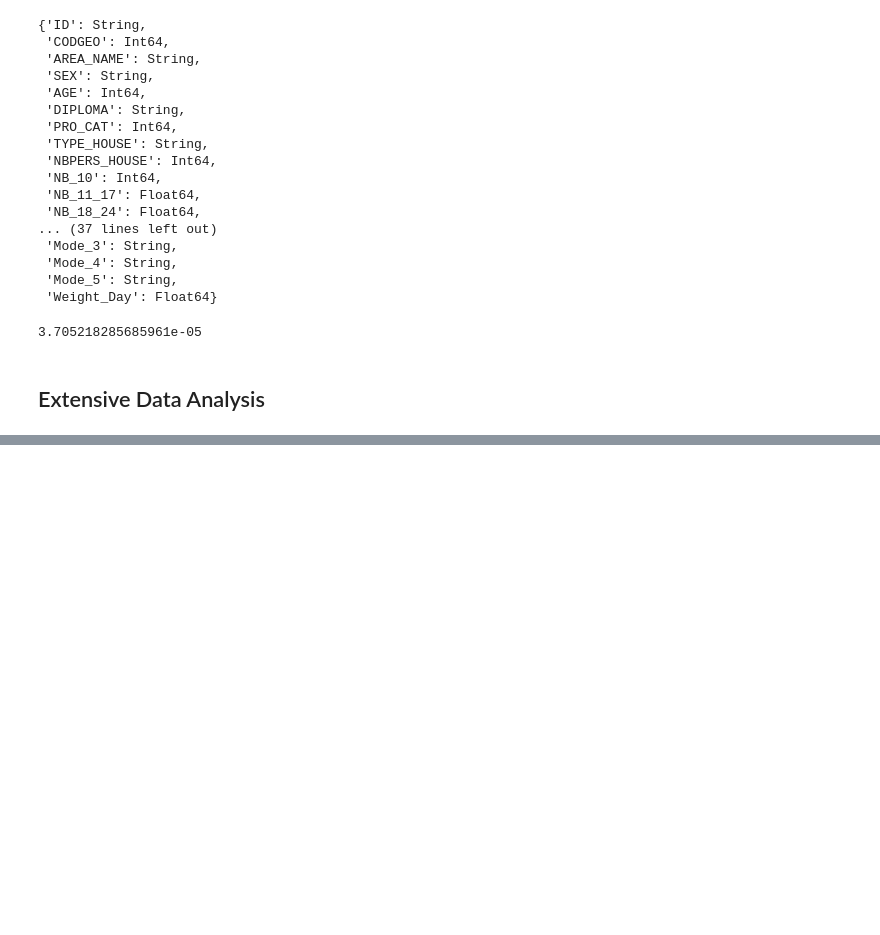
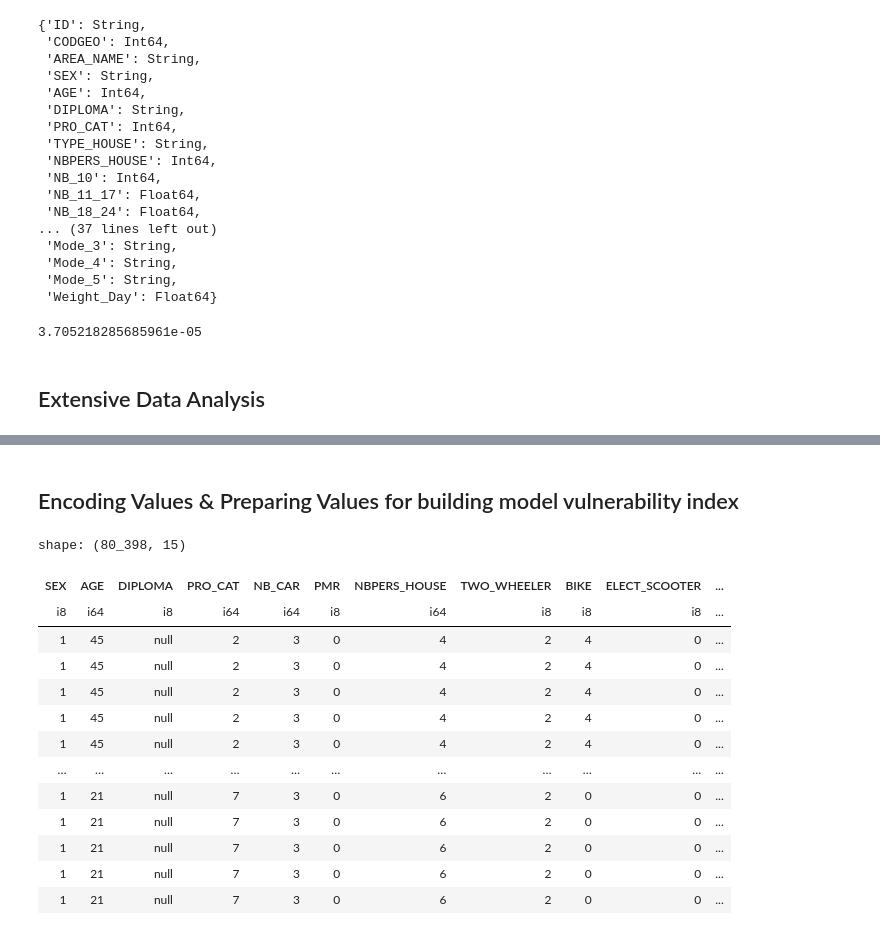
Before and after one commit to DEVOLOPER-1/Sim-Equity, a Jupyter notebook: EDA.ipynb, the cells around one changed output, grey strips where cells are left out. Drawn from its saved outputs; the diff is of its cells as text; code cells hidden in the pictures; blank space fills up the shorter version.

```diff
--- a/EDA.ipynb
+++ b/EDA.ipynb
@@ -120 +152,53 @@ shape: (9, 7)
+# %% [markdown]
+## Encoding Values & Preparing Values for building model vulnerability index
+# %%
+"""
+
+for col in are_correlated.select(cs.string()):
+        print(col.name ,"  ---------->  " , col.n_unique())
+
+#OUTPUT:
+    SEX   ---------->   2
+    DIPLOMA   ---------->   7
+    TWO_WHEELER   ---------->   5
+    BIKE   ---------->   5
+    ELECT_SCOOTER   ---------->   5
+
+"""
+are_correlated=are_correlated.with_columns(
+    [
+    pl.col("SEX").replace({"Man":0 , "Woman":1} ,return_dtype=pl.Int8),
+
+    pl.col("DIPLOMA").replace({
+    "5-year-and-above higher education degree: Master's 2, DEA, DESS, Grande École Diploma, Doctorate, etc.": 0,
+    "3–4-year higher education degree: Licence, Professional Licence, Master 1, or equivalent": 1,
+    "Upper secondary diploma (Baccalauréat) or equivalent": 2,
+    "Vocational certificate (CAP, BEP) or equivalent": 3,
+    "Lower secondary certificate (Brevet) or equivalent": 4,
+    "No diploma": 5
+
+                        },return_dtype=pl.Int8),
+
+    pl.col("TWO_WHEELER").replace({"4+":4}, return_dtype=pl.Int8),
+    pl.col("BIKE").replace({"4+":4}, return_dtype=pl.Int8),
+    pl.col("ELECT_SCOOTER").replace({"4+":4}, return_dtype=pl.Int8)
+
+    ]
+)
+are_correlated.cast(dtypes={pl.Boolean:pl.Int8})
+# %% [output]
+shape: (80_398, 15)
+| SEX | AGE | DIPLOMA | PRO_CAT | NB_CAR | PMR | NBPERS_HOUSE | TWO_WHEELER | BIKE | ELECT_SCOOTER | ... |
+| i8 | i64 | i8 | i64 | i64 | i8 | i64 | i8 | i8 | i8 | ... |
+| 1 | 45 | null | 2 | 3 | 0 | 4 | 2 | 4 | 0 | ... |
+| 1 | 45 | null | 2 | 3 | 0 | 4 | 2 | 4 | 0 | ... |
+| 1 | 45 | null | 2 | 3 | 0 | 4 | 2 | 4 | 0 | ... |
+| 1 | 45 | null | 2 | 3 | 0 | 4 | 2 | 4 | 0 | ... |
+| 1 | 45 | null | 2 | 3 | 0 | 4 | 2 | 4 | 0 | ... |
+| … | … | … | … | … | … | … | … | … | … | ... |
+| 1 | 21 | null | 7 | 3 | 0 | 6 | 2 | 0 | 0 | ... |
+| 1 | 21 | null | 7 | 3 | 0 | 6 | 2 | 0 | 0 | ... |
+| 1 | 21 | null | 7 | 3 | 0 | 6 | 2 | 0 | 0 | ... |
+| 1 | 21 | null | 7 | 3 | 0 | 6 | 2 | 0 | 0 | ... |
+| 1 | 21 | null | 7 | 3 | 0 | 6 | 2 | 0 | 0 | ... |
 # %%
```
Also changed, not shown: parts of 7 cells of this notebook.
